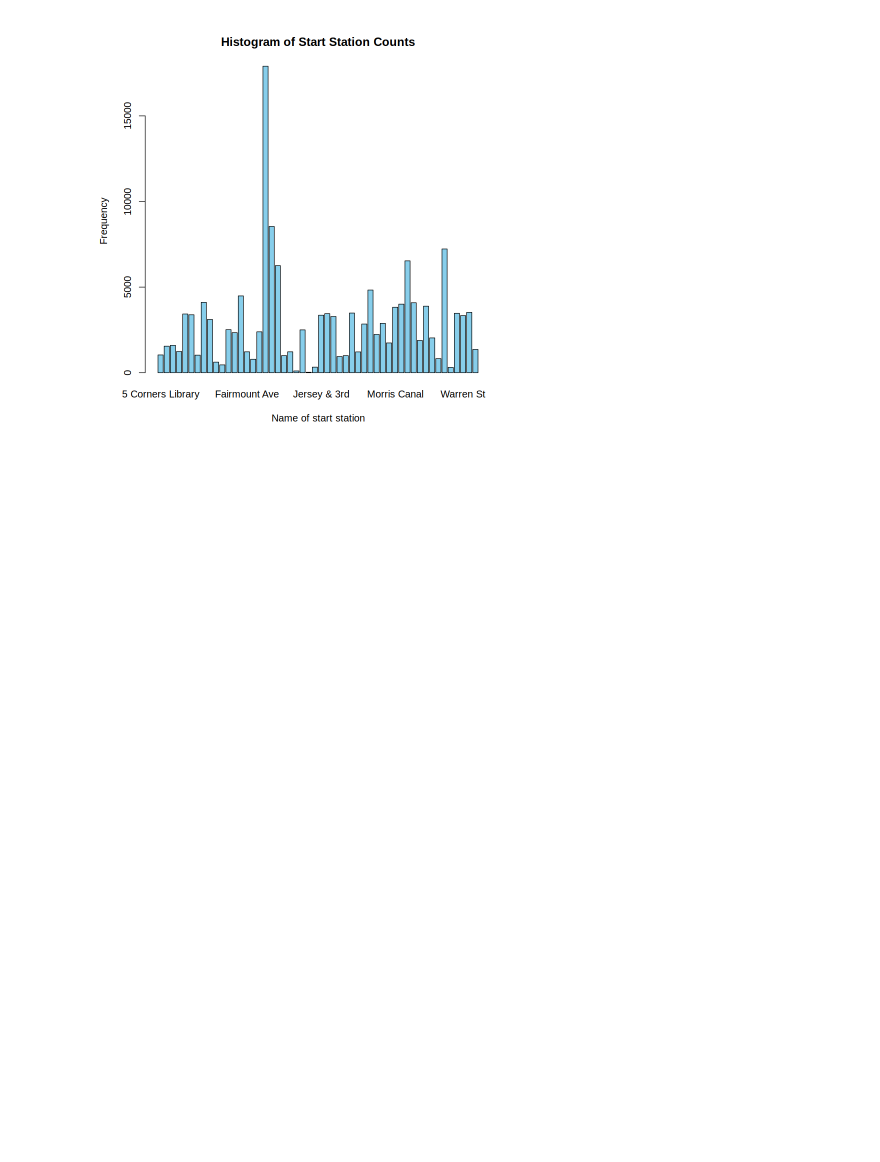
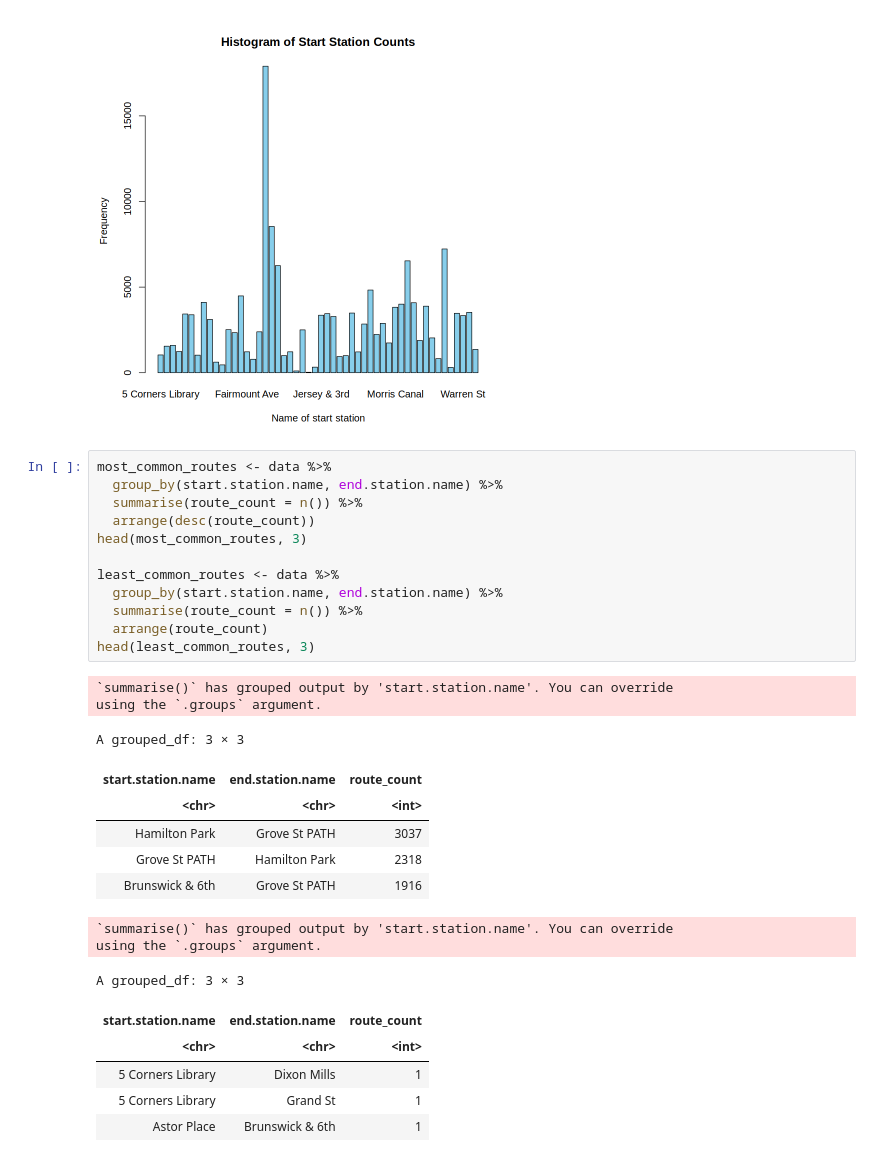
Before and after one commit to Kallo27/Advanced_statistics, a Jupyter notebook: Lab01/CalandraBuonaura_LorenzoRlab01.ipynb, the cells around one changed output. Saved outputs shown, nothing was run; the diff lists cells and outputs as text; blank space fills up the shorter version.

```diff
--- a/Lab01/CalandraBuonaura_LorenzoRlab01.ipynb
+++ b/Lab01/CalandraBuonaura_LorenzoRlab01.ipynb
@@ -203,3 +215,32 @@ barplot(start_station_values$start_station_name,
         col = "skyblue")
 # %% [output]
 [figure]
+# %%
+most_common_routes <- data %>%
+  group_by(start.station.name, end.station.name) %>%
+  summarise(route_count = n()) %>%
+  arrange(desc(route_count))
+head(most_common_routes, 3)
+
+least_common_routes <- data %>%
+  group_by(start.station.name, end.station.name) %>%
+  summarise(route_count = n()) %>%
+  arrange(route_count)
+head(least_common_routes, 3)
+# %% [output]
+`summarise()` has grouped output by 'start.station.name'. You can override
+using the `.groups` argument.
+A grouped_df: 3 × 3
+| start.station.name | end.station.name | route_count |
+| <chr> | <chr> | <int> |
+| Hamilton Park | Grove St PATH | 3037 |
+| Grove St PATH | Hamilton Park | 2318 |
+| Brunswick & 6th | Grove St PATH | 1916 |
+`summarise()` has grouped output by 'start.station.name'. You can override
+using the `.groups` argument.
+A grouped_df: 3 × 3
+| start.station.name | end.station.name | route_count |
+| <chr> | <chr> | <int> |
+| 5 Corners Library | Dixon Mills | 1 |
+| 5 Corners Library | Grand St | 1 |
+| Astor Place | Brunswick & 6th | 1 |
```
Also changed, not shown: parts of 2 cells of this notebook.
